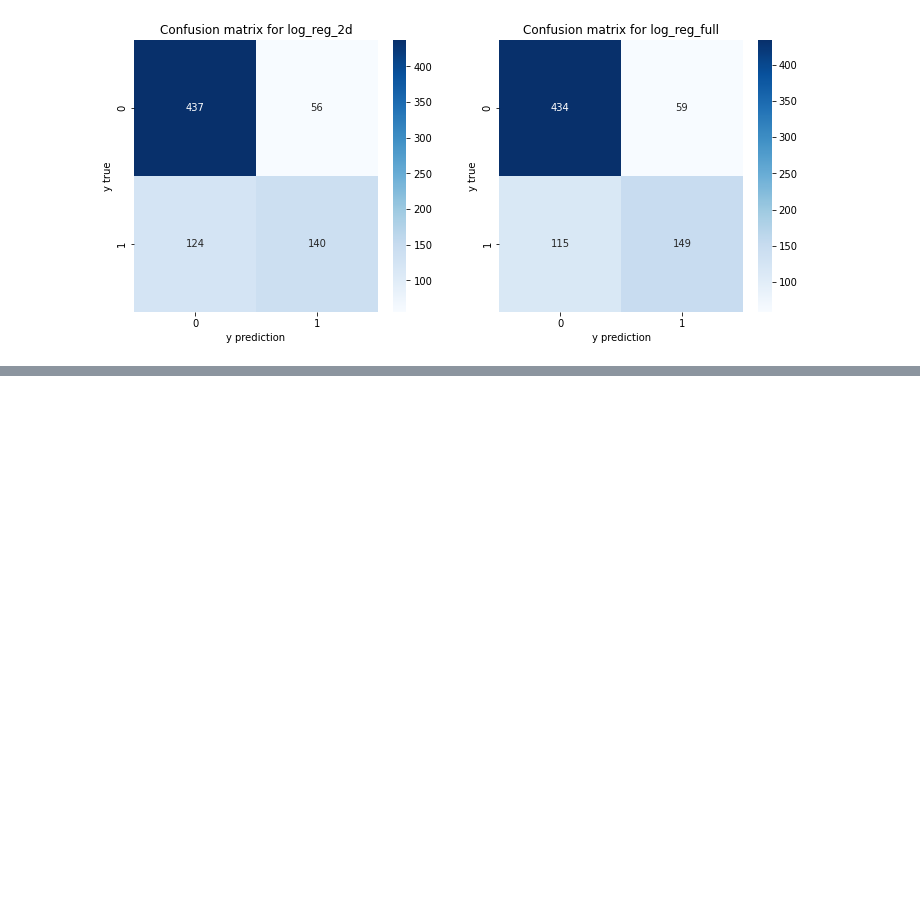
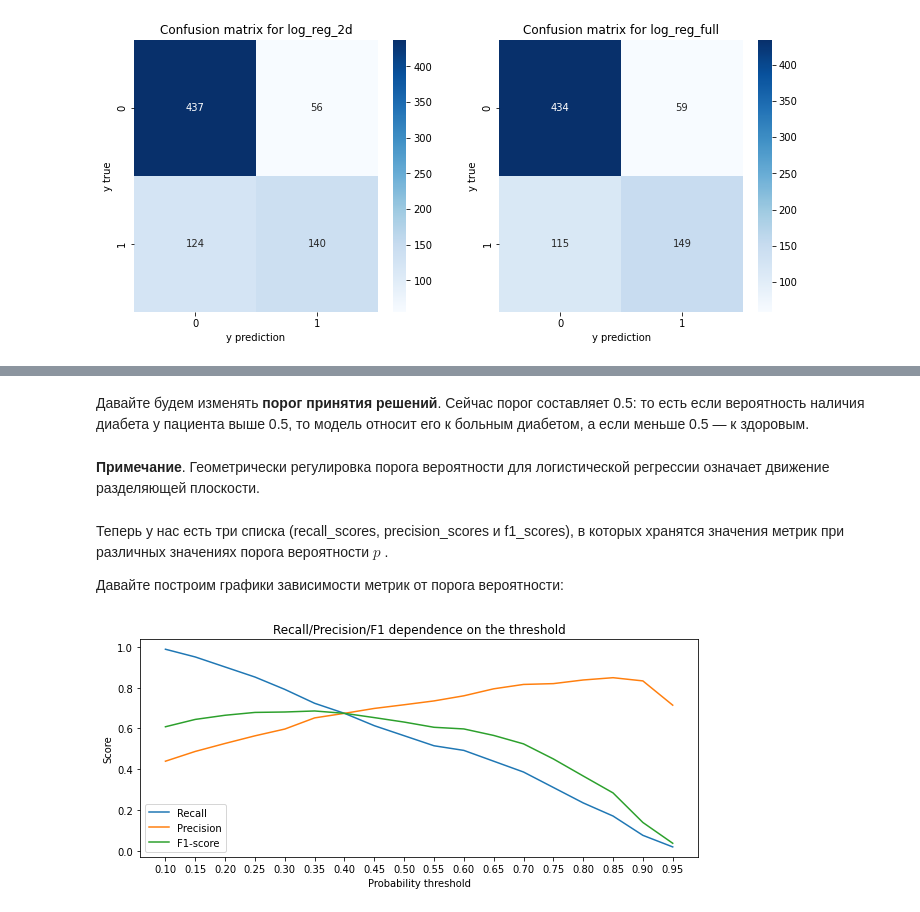
Before and after one commit to d3enjan/sf_data_science, a Jupyter notebook: skillfactory/ML-3. Обучение с учителем классификация/3. Метрики классификации. Мультиклассовая классификация.ipynb, the cells around one changed output, grey strips where cells are left out. Saved outputs shown, nothing was run; the diff lists cells and outputs as text; code cells hidden in the pictures; blank space fills up the shorter version.

```diff
--- a/skillfactory/ML-3. Обучение с учителем классификация/3. Метрики классификации. Мультиклассовая классификация.ipynb
+++ b/skillfactory/ML-3. Обучение с учителем классификация/3. Метрики классификации. Мультиклассовая классификация.ipynb
@@ -105,0 +175,49 @@ axes[1].set_ylabel('y true');
+# %% [markdown]
+Давайте будем изменять **порог принятия решений**. Сейчас порог составляет 0.5: то есть если вероятность наличия диабета у пациента выше 0.5, то модель относит его к больным диабетом, а если меньше 0.5 — к здоровым.
+# %% [markdown]
+**Примечание**. Геометрически регулировка порога вероятности для логистической регрессии означает движение разделяющей плоскости.
+# %%
+#Считаем вероятности наличия диабета для каждого из пациентов
+#Нас интересует только вероятность класса (второй столбец)
+y_proba_pred = log_reg_full.predict_proba(diabetes_data.drop('Outcome', axis=1))[:, 1]
+#Для удобства завернём numpy-массив в Pandas Series
+y_proba_pred = pd.Series(y_proba_pred)
+#Создадим списки, в которых будем хранить значения метрик
+recall_scores = []
+precision_scores = []
+f1_scores = []
+#Сгенерируем набор вероятностных порогов в диапазоне от 0.1 до 1
+thresholds = np.arange(0.1, 1, 0.05)
+#В цикле будем перебирать сгенерированные пороги
+for threshold in thresholds:
+    #Пациентов, для которых вероятность наличия диабета > threshold, относим к классу 1
+    #В противном случае — к классу 0
+    y_pred = y_proba_pred.apply(lambda x: 1 if x>threshold else 0)
+    #Считаем метрики и добавляем их в списки
+    recall_scores.append(metrics.recall_score(y, y_pred))
+    precision_scores.append(metrics.precision_score(y, y_pred))
+    f1_scores.append(metrics.f1_score(y, y_pred))
+# %% [markdown]
+Теперь у нас есть три списка (recall_scores, precision_scores и f1_scores), в которых хранятся значения метрик при различных значениях порога вероятности $p$ .
+
+Давайте построим графики зависимости метрик от порога вероятности:
+# %%
+#Визуализируем метрики при различных threshold
+fig, ax = plt.subplots(figsize=(10, 4)) #фигура + координатная плоскость
+#Строим линейный график зависимости recall от threshold
+ax.plot(thresholds, recall_scores, label='Recall')
+#Строим линейный график зависимости precision от threshold
+ax.plot(thresholds, precision_scores, label='Precision')
+#Строим линейный график зависимости F1 от threshold
+ax.plot(thresholds, f1_scores, label='F1-score')
+
+#Даём графику название и подписываем оси
+ax.set_title('Recall/Precision/F1 dependence on the threshold')
+ax.set_xlabel('Probability threshold')
+ax.set_ylabel('Score')
+#Устанавливаем отметки по оси x
+ax.set_xticks(thresholds)
+#Отображаем легенду
+ax.legend();
+# %% [output]
+[figure, added]
```
Also changed, not shown: parts of 35 cells of this notebook, 1 other file.
